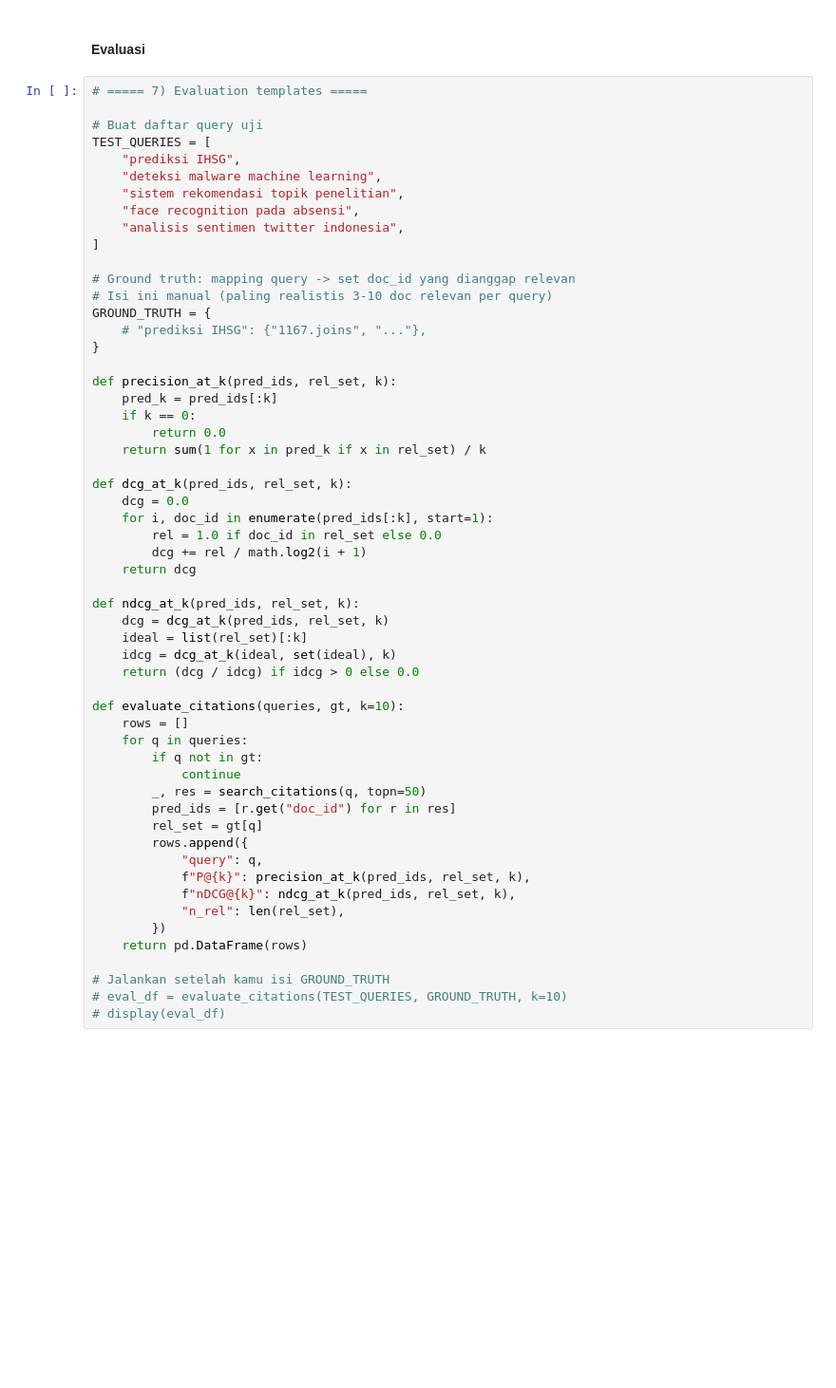
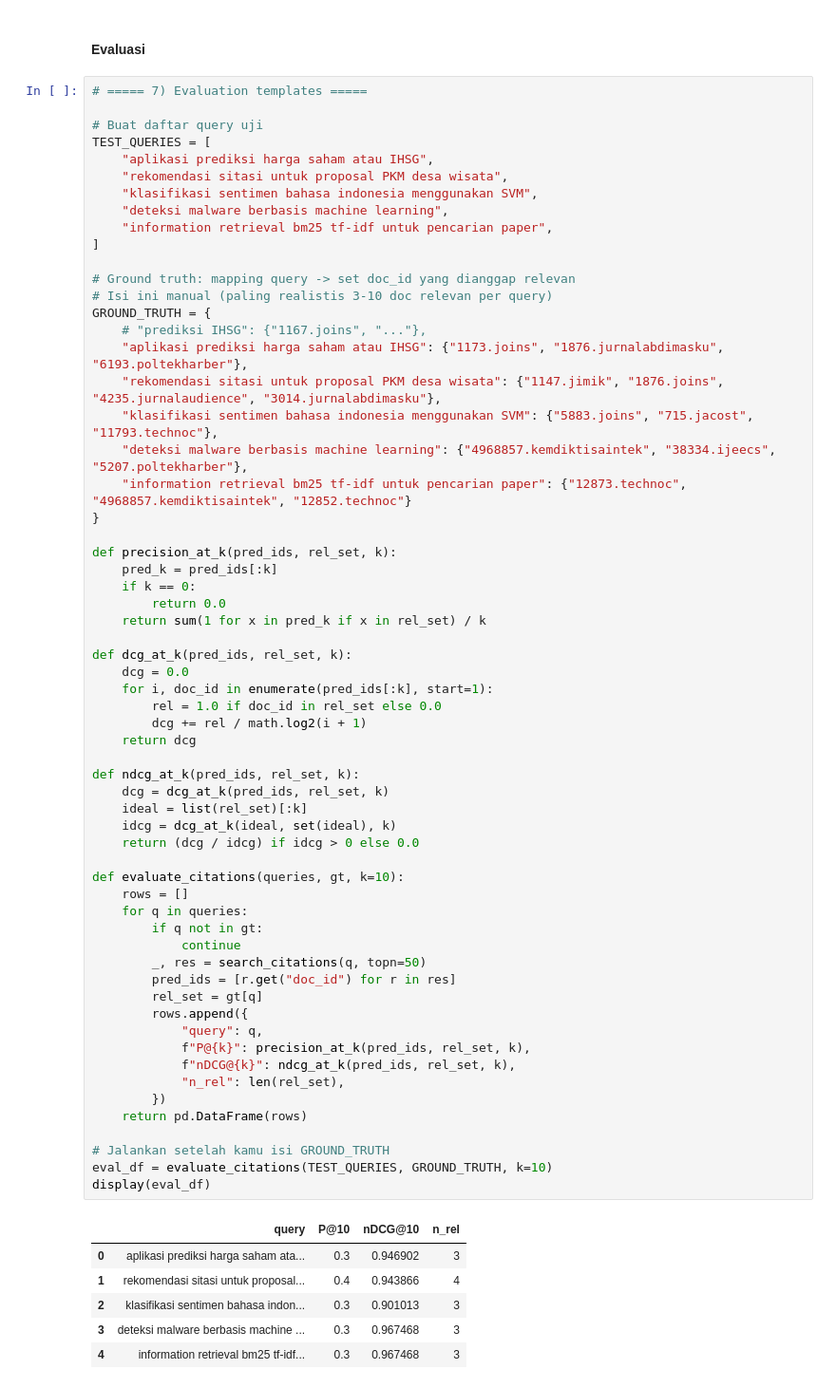
Before and after one commit to sabrinaskaa/dinus_research_recommendation_system, a Jupyter notebook: notebook.ipynb, the cells around one changed output. Shown at 95% size. Cells and saved outputs as stored; diff of their text form; blank space fills up the shorter version.

```diff
--- a/notebook.ipynb
+++ b/notebook.ipynb
@@ -497,17 +499,22 @@ Docs (dosbing): 55
 
 # Buat daftar query uji
 TEST_QUERIES = [
-    "prediksi IHSG",
-    "deteksi malware machine learning",
-    "sistem rekomendasi topik penelitian",
-    "face recognition pada absensi",
-    "analisis sentimen twitter indonesia",
+    "aplikasi prediksi harga saham atau IHSG",
+    "rekomendasi sitasi untuk proposal PKM desa wisata",
+    "klasifikasi sentimen bahasa indonesia menggunakan SVM",
+    "deteksi malware berbasis machine learning",
+    "information retrieval bm25 tf-idf untuk pencarian paper",
 ]
 
 # Ground truth: mapping query -> set doc_id yang dianggap relevan
 # Isi ini manual (paling realistis 3-10 doc relevan per query)
 GROUND_TRUTH = {
     # "prediksi IHSG": {"1167.joins", "..."},
+    "aplikasi prediksi harga saham atau IHSG": {"1173.joins", "1876.jurnalabdimasku", "6193.poltekharber"},
+    "rekomendasi sitasi untuk proposal PKM desa wisata": {"1147.jimik", "1876.joins", "4235.jurnalaudience", "3014.jurnalabdimasku"},
+    "klasifikasi sentimen bahasa indonesia menggunakan SVM": {"5883.joins", "715.jacost", "11793.technoc"},
+    "deteksi malware berbasis machine learning": {"4968857.kemdiktisaintek", "38334.ijeecs", "5207.poltekharber"},
+    "information retrieval bm25 tf-idf untuk pencarian paper": {"12873.technoc", "4968857.kemdiktisaintek", "12852.technoc"}
 }
 
 def precision_at_k(pred_ids, rel_set, k):
@@ -519,33 +526,40 @@ def precision_at_k(pred_ids, rel_set, k):
 def dcg_at_k(pred_ids, rel_set, k):
     dcg = 0.0
     for i, doc_id in enumerate(pred_ids[:k], start=1):
         rel = 1.0 if doc_id in rel_set else 0.0
         dcg += rel / math.log2(i + 1)
     return dcg
 
 def ndcg_at_k(pred_ids, rel_set, k):
     dcg = dcg_at_k(pred_ids, rel_set, k)
     ideal = list(rel_set)[:k]
     idcg = dcg_at_k(ideal, set(ideal), k)
     return (dcg / idcg) if idcg > 0 else 0.0
 
 def evaluate_citations(queries, gt, k=10):
     rows = []
     for q in queries:
         if q not in gt:
             continue
         _, res = search_citations(q, topn=50)
         pred_ids = [r.get("doc_id") for r in res]
         rel_set = gt[q]
         rows.append({
             "query": q,
             f"P@{k}": precision_at_k(pred_ids, rel_set, k),
             f"nDCG@{k}": ndcg_at_k(pred_ids, rel_set, k),
             "n_rel": len(rel_set),
         })
     return pd.DataFrame(rows)
 
 # Jalankan setelah kamu isi GROUND_TRUTH
-# eval_df = evaluate_citations(TEST_QUERIES, GROUND_TRUTH, k=10)
-# display(eval_df)
+eval_df = evaluate_citations(TEST_QUERIES, GROUND_TRUTH, k=10)
+display(eval_df)
+# %% [output]
+|  | query | P@10 | nDCG@10 | n_rel |
+| 0 | aplikasi prediksi harga saham ata... | 0.3 | 0.946902 | 3 |
+| 1 | rekomendasi sitasi untuk proposal... | 0.4 | 0.943866 | 4 |
+| 2 | klasifikasi sentimen bahasa indon... | 0.3 | 0.901013 | 3 |
+| 3 | deteksi malware berbasis machine ... | 0.3 | 0.967468 | 3 |
+| 4 | information retrieval bm25 tf-idf... | 0.3 | 0.967468 | 3 |
 # %%
```
Also changed, not shown: parts of 2 cells of this notebook, 4 other files.
